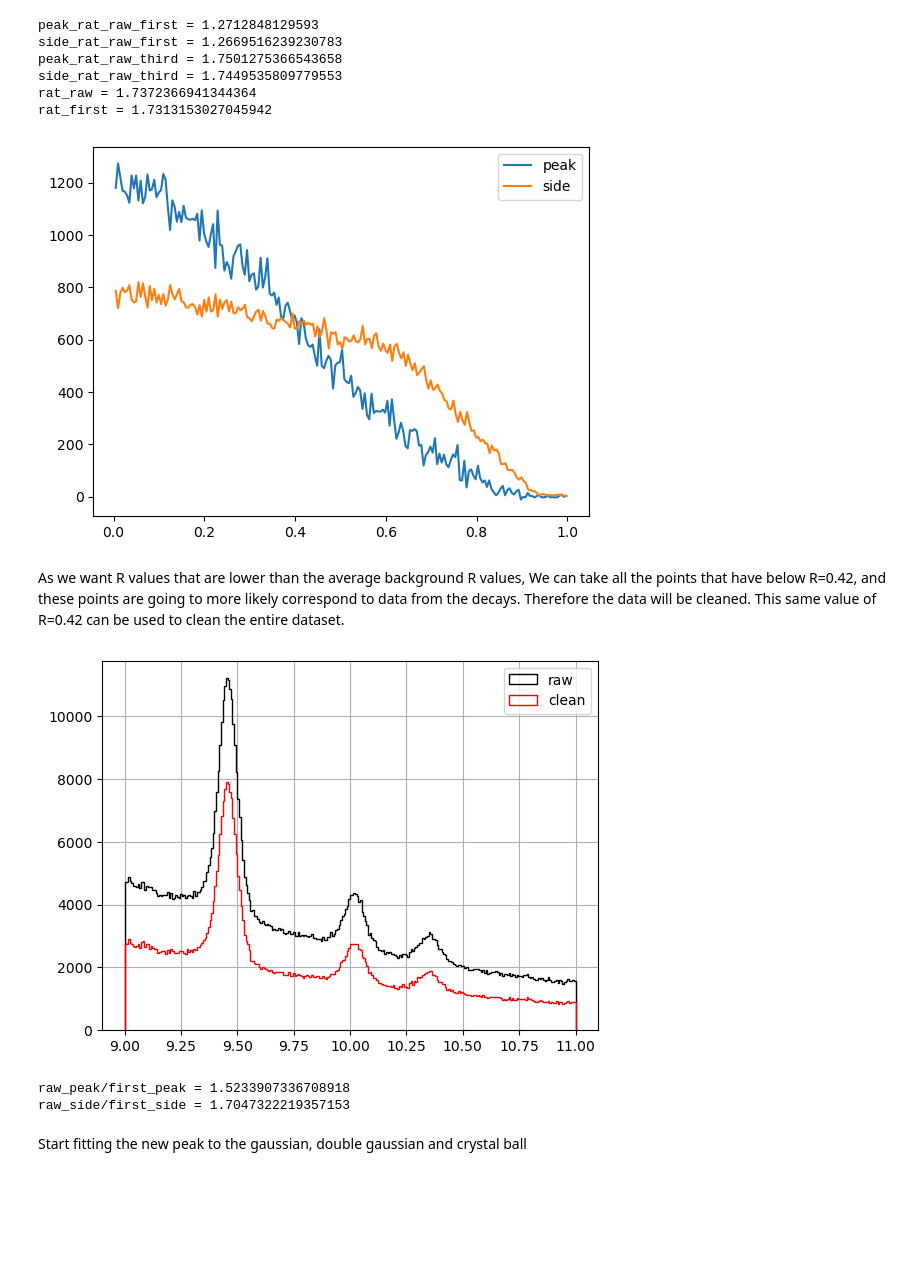
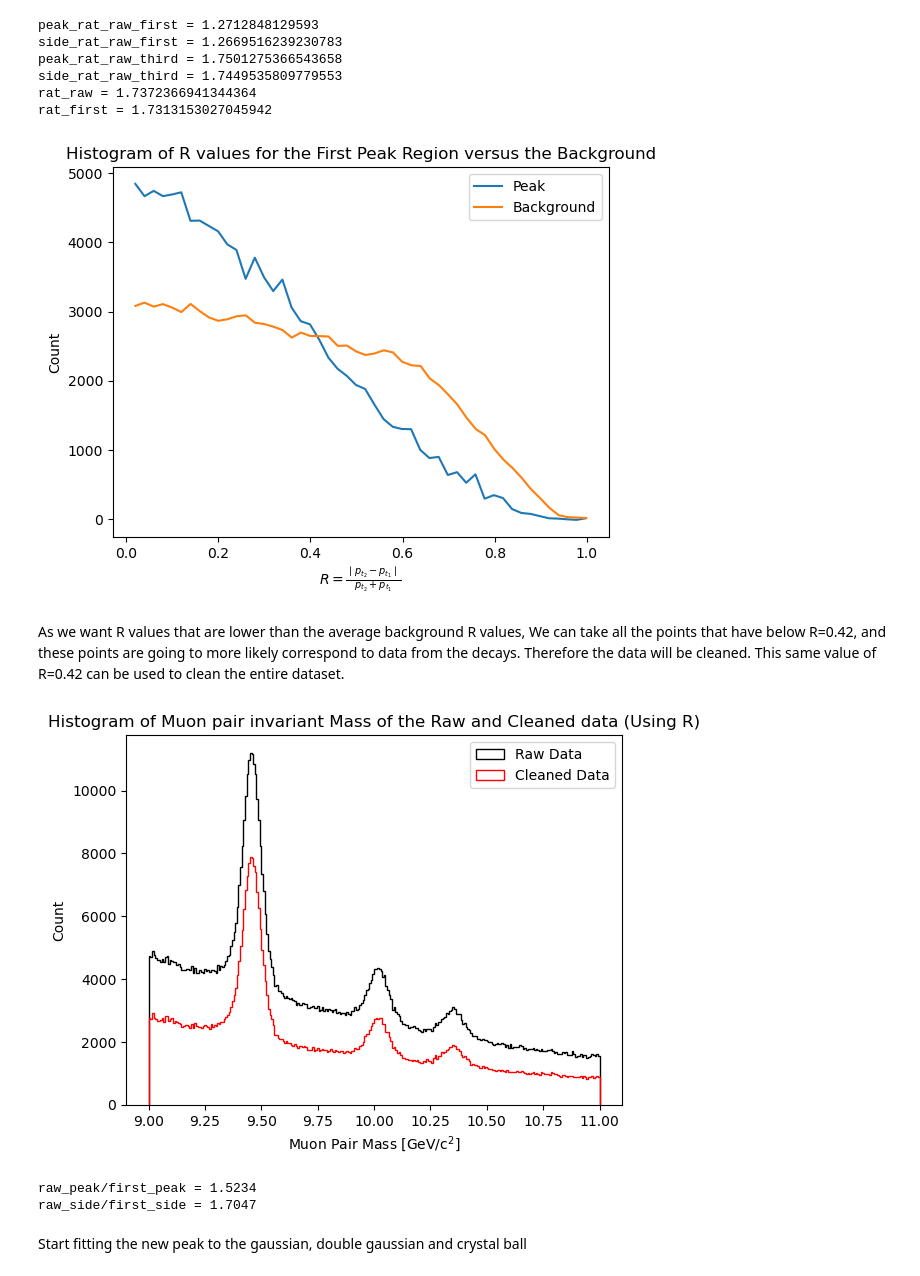
Before and after one commit to aqnemo32/project_f1_dah, a Jupyter notebook: iminuit_test.ipynb, the cells around one changed output. Drawn from its saved outputs; the diff is of its cells as text; code cells hidden in the pictures; blank space fills up the shorter version.

```diff
--- a/iminuit_test.ipynb
+++ b/iminuit_test.ipynb
@@ -423,30 +422,35 @@ R_side = np.concatenate((R[(xmass_ups > 9.1) & (xmass_ups < 9.2)], R[(xmass_ups
 
 R_peak = R[(xmass_ups > 9.35) & (xmass_ups < 9.55)]
 
-count_side, bins_side , patches = plt.hist(R_side, bins = 200, histtype = 'step', label = 'side', density=False)
-count_peak, bins_peak, patches = plt.hist(R_peak, bins = 200, histtype = 'step', color = 'r', label = 'peak', density=False)
+count_side, bins_side , patches = plt.hist(R_side, bins = 50, histtype = 'step', label = 'side', density=False)
+count_peak, bins_peak, patches = plt.hist(R_peak, bins = 50, histtype = 'step', color = 'r', label = 'peak', density=False)
 plt.clf()
 
-plt.plot(bins_peak[1:], count_peak - count_side, label = 'peak')
-plt.plot(bins_side[1:], count_side, label = 'side')
+plt.plot(bins_peak[1:], count_peak - count_side, label = 'Peak')
+plt.plot(bins_side[1:], count_side, label = 'Background')
+plt.ylabel('Count')
+plt.xlabel(r'$ R = \frac{ \mid p_{t_2} - p_{t_1} \mid}{p_{t_2} + p_{t_1}} $')
+plt.title('Histogram of R values for the First Peak Region versus the Background')
 plt.legend()
 plt.show()
 # %% [output]
-[figure, old version]
+[figure, new version]
 # %% [markdown]
 As we want R values that are lower than the average background R values, We can take all the points that have below R=0.42, and these points are going to more likely correspond to data from the decays. Therefore the data will be cleaned. This same value of R=0.42 can be used to clean the entire dataset.
 # %%
 xmass_ups_clean = xmass_ups[R < 0.41]
-count_raw, bins_raw, patches_raw = plt.hist(xmass_ups, bins = int(0.2*n_bins), histtype= 'step', color = 'k', label = 'raw')
+count_raw, bins_raw, patches_raw = plt.hist(xmass_ups, bins = int(0.2*n_bins), histtype= 'step', color = 'k', label = 'Raw Data')
 bins_raw = bins_raw[1:]
 
-count_clean, bins_clean, patches = plt.hist(xmass_ups_clean, bins = int(0.2*n_bins), histtype = 'step', color = 'r', label = 'clean')
+count_clean, bins_clean, _ = plt.hist(xmass_ups_clean, bins = int(0.2*n_bins), histtype = 'step', color = 'r', label = 'Cleaned Data')
 bins_clean = bins_clean[1:]
-plt.grid()
+plt.xlabel(r'Muon Pair Mass [GeV/c$^2$]')
+plt.ylabel('Count')
+plt.title('Histogram of Muon pair invariant Mass of the Raw and Cleaned data (Using R)')
 plt.legend()
 plt.show()
 # %% [output]
-[figure, old version]
+[figure, new version]
 # %%
 
 
@@ -457,10 +461,10 @@ raw_peak = np.sum(count_raw[(bins_raw > 9.3) & (bins_raw < 9.6)])
 
 first_peak = np.sum(count_clean[(bins_clean > 9.3) & (bins_clean < 9.6)])
 
-print(f"{raw_peak/first_peak = }\n{raw_side/first_side = }")
+print(f"{raw_peak/first_peak = :.5}\n{raw_side/first_side = :.5}")
 # %% [output]
-raw_peak/first_peak = 1.5233907336708918
-raw_side/first_side = 1.7047322219357153
+raw_peak/first_peak = 1.5234
+raw_side/first_side = 1.7047
 # %% [markdown]
 Start fitting the new peak to the gaussian, double gaussian and crystal ball
 # %%
```
Also changed, not shown: parts of 2 cells of this notebook, 10 other files.
